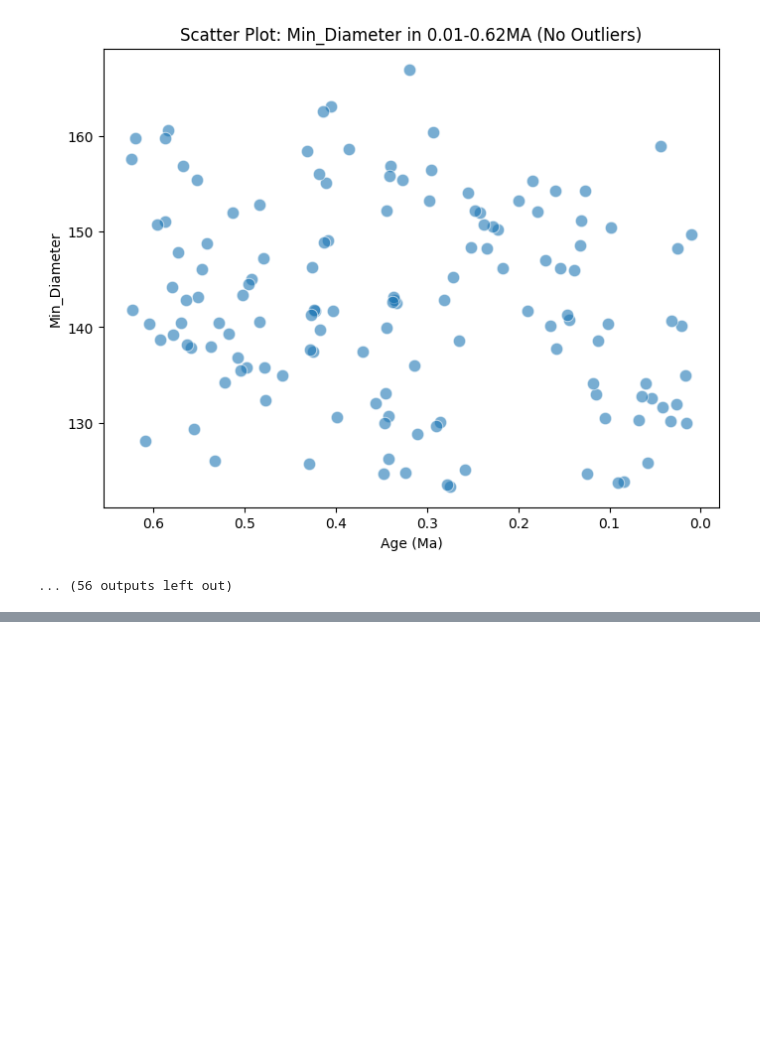
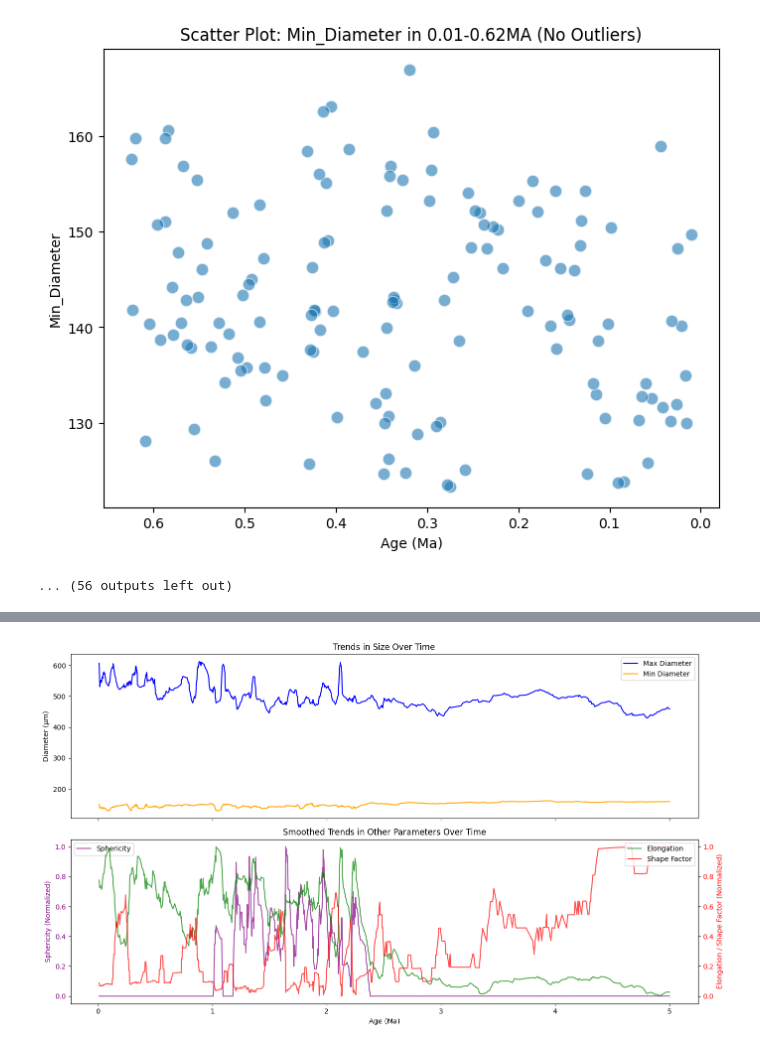
Before and after one commit to SimarleenDung/Data-Science-Mini-Project, a Jupyter notebook: Code.ipynb, the cells around one changed output, grey strips where cells are left out. Saved outputs shown, nothing was run; the diff lists cells and outputs as text; code cells hidden in the pictures; blank space fills up the shorter version.

```diff
--- a/Code.ipynb
+++ b/Code.ipynb
@@ -744,0 +730,81 @@ findfont: Generic family 'sans-serif' not found because none of the following fa
+# %%
+import pandas as pd
+import matplotlib.pyplot as plt
+import seaborn as sns
+from sklearn.preprocessing import MinMaxScaler
+from scipy.stats import linregress
+
+# Load and process data
+df_sorted['Age_Ma'] = pd.to_numeric(df_sorted['Age_Ma'], errors='coerce')
+
+# Define column groups
+size_columns = ['Max_Diameter', 'Min_Diameter']
+other_columns = ['Elongation', 'Shape Factor', 'Sphericity']
+
+# Group by 'Age_Ma' and calculate the mean for each group
+size_trends = df_sorted.groupby('Age_Ma')[size_columns].mean().reset_index()
+other_trends = df_sorted.groupby('Age_Ma')[other_columns].mean().reset_index()
+
+# Apply rolling mean to smooth fluctuations (window size = 10)
+size_trends[size_columns] = size_trends[size_columns].rolling(window=10, min_periods=1).mean()
+other_trends[other_columns] = other_trends[other_columns].rolling(window=10, min_periods=1).mean()
+
+# Normalize other parameters (Elongation, Shape Factor, Sphericity) for fair comparison
+scaler = MinMaxScaler()
+other_trends[other_columns] = scaler.fit_transform(other_trends[other_columns])
+
+# Create Figure with Two Subplots (with shared x-axis)
+fig, axes = plt.subplots(nrows=2, figsize=(14, 8), sharex=True)
+
+# ---- PLOT 1: Trends in Size ----
+axes[0].plot(size_trends['Age_Ma'], size_trends['Max_Diameter'], color='blue', label='Max Diameter')
+axes[0].plot(size_trends['Age_Ma'], size_trends['Min_Diameter'], color='orange', label='Min Diameter')
+
+axes[0].set_title('Trends in Size Over Time')
+axes[0].set_ylabel('Diameter (µm)')
+axes[0].legend()
+
+# ---- PLOT 2: Trends in Other Parameters ----
+ax1 = axes[1]  # Primary Y-axis
+ax2 = ax1.twinx()  # Secondary Y-axis
+
+# Sphericity on primary Y-axis
+sns.lineplot(data=other_trends, x='Age_Ma', y='Sphericity', label='Sphericity', color='purple', alpha=0.7, ax=ax1)
+ax1.set_ylabel('Sphericity (Normalized)', color='purple')
+ax1.tick_params(axis='y', labelcolor='purple')
+
+# Secondary Y-axis for Elongation and Shape Factor
+sns.lineplot(data=other_trends, x='Age_Ma', y='Elongation', label='Elongation', color='green', alpha=0.7, ax=ax2)
+sns.lineplot(data=other_trends, x='Age_Ma', y='Shape Factor', label='Shape Factor', color='red', alpha=0.7, ax=ax2)
+
+ax2.set_ylabel('Elongation / Shape Factor (Normalized)', color='red')
+ax2.tick_params(axis='y', labelcolor='red')
+
+# Labels and Legends for the second plot
+ax1.set_title('Smoothed Trends in Other Parameters Over Time')
+axes[1].set_xlabel('Age (Ma)')
+ax1.legend(loc='upper left')
+ax2.legend(loc='upper right')
+
+# Show the plot
+plt.tight_layout()  # Ensures subplots don't overlap
+plt.show()
+
+# Trend Analysis: Calculate slopes (linear regression) for comparison
+def calculate_slope(df, columns):
+    slopes = {}
+    for column in columns:
+        slope, intercept, r_value, p_value, std_err = linregress(df['Age_Ma'], df[column])
+        slopes[column] = slope
+    return slopes
+
+# Calculate slopes for size and other parameters
+size_slopes = calculate_slope(size_trends, size_columns)
+other_slopes = calculate_slope(other_trends, other_columns)
+
+print("\nSlopes of Size Parameters:")
+print(size_slopes)
+
+print("\nSlopes of Other Parameters:")
+print(other_slopes)
+# %% [output]
@@ -744,0 +828 @@ findfont: Generic family 'sans-serif' not found because none of the following fa
+[figure, added]
```
Also changed, not shown: parts of 6 cells of this notebook, 6 other files.
